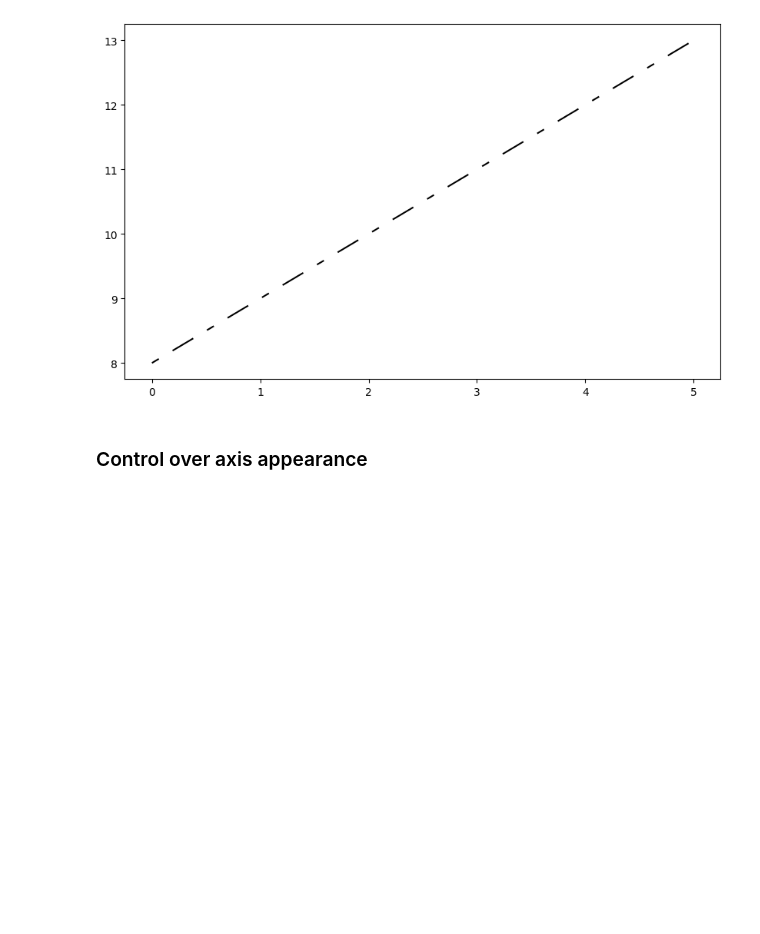
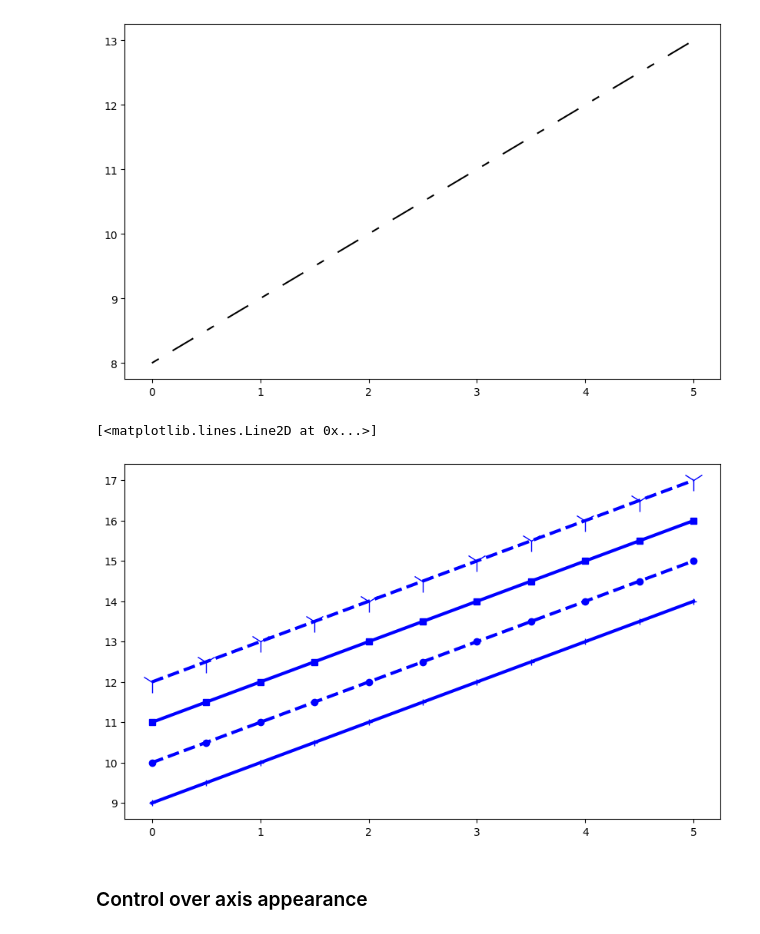
Before and after one commit to Danielcoffee/data_scientist_bootcamp, a Jupyter notebook: 05-Data-Visualization-with-Matplotlib/01-Matplotlib Concepts Lecture.ipynb, the cells around one changed output. Saved outputs shown, nothing was run; the diff lists cells and outputs as text; code cells hidden in the pictures; blank space fills up the shorter version.

```diff
--- a/05-Data-Visualization-with-Matplotlib/01-Matplotlib Concepts Lecture.ipynb
+++ b/05-Data-Visualization-with-Matplotlib/01-Matplotlib Concepts Lecture.ipynb
@@ -403,4 +403,16 @@ line, = ax.plot(x, x+8, color="black", lw=1.50)
 line.set_dashes([5, 10, 15, 10]) # format: line length, space length, ...
 # %% [output]
 [figure]
+# %%
+
+fig, ax = plt.subplots(figsize=(10,6))
+# possible marker symbols: marker = '+', 'o', '*', 's', ',', '.', '1', '2', '3', '4', ...
+ax.plot(x, x+ 9, color="blue", lw=3, ls='-', marker='+')
+ax.plot(x, x+10, color="blue", lw=3, ls='--', marker='o')
+ax.plot(x, x+11, color="blue", lw=3, ls='-', marker='s')
+ax.plot(x, x+12, color="blue", lw=3, ls='--', marker='1', markersize=20)
+# can combine with markersize=value
+# %% [output]
+[<matplotlib.lines.Line2D at 0x...>]
+[figure, added]
 # %%
```
Also changed, not shown: parts of 1 cell of this notebook.
